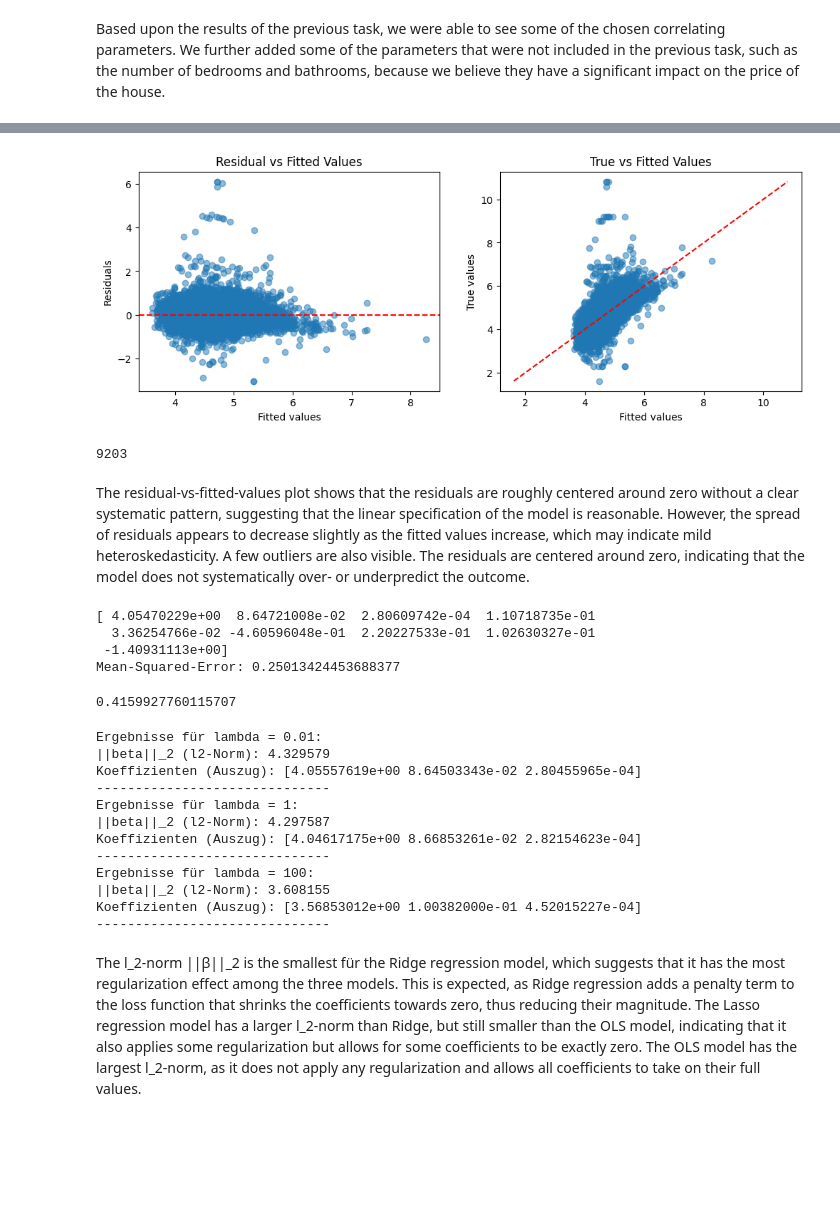
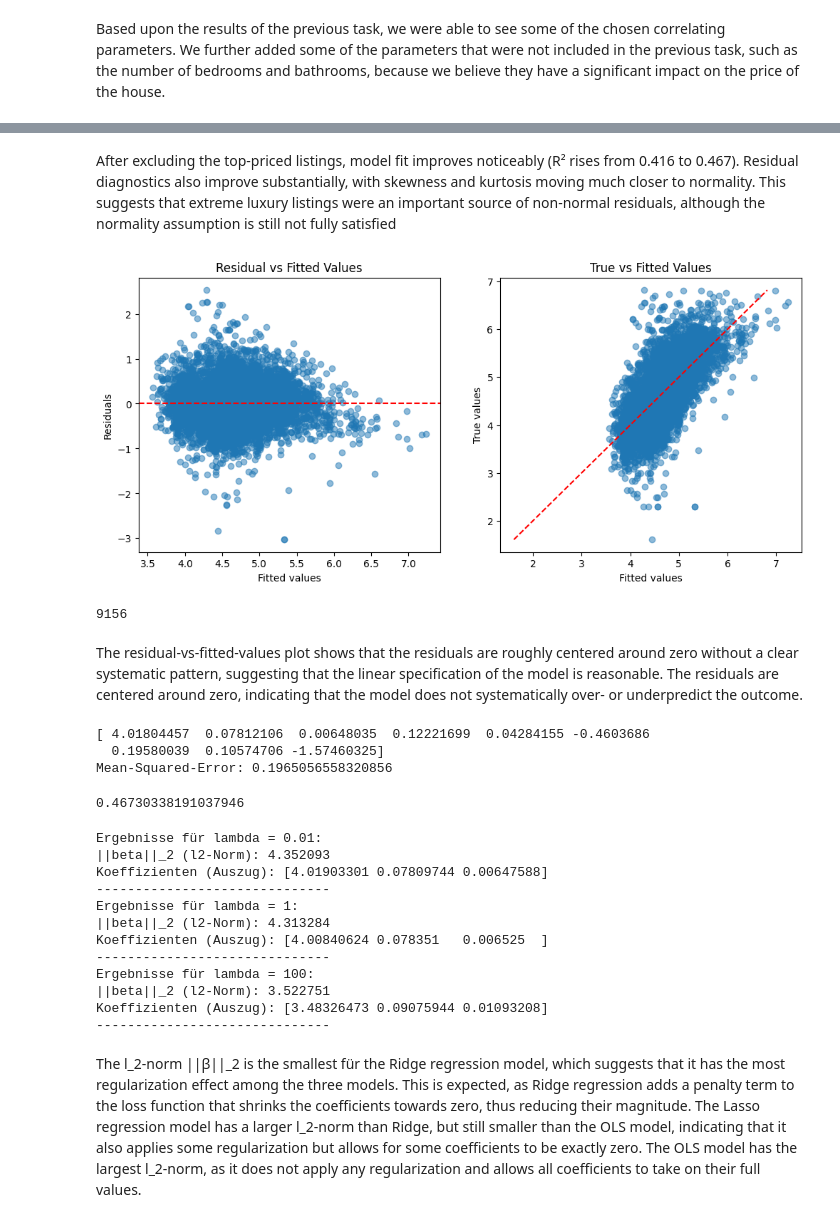
Before and after one commit to Niclas5/Examination-WS25-26, a Jupyter notebook: Aufgabe 2/Aufgabe2.ipynb, the cells around one changed output, grey strips where cells are left out. Cells and saved outputs as stored; diff of their text form; code cells hidden in the pictures; blank space fills up the shorter version.

```diff
--- a/Aufgabe 2/Aufgabe2.ipynb
+++ b/Aufgabe 2/Aufgabe2.ipynb
@@ -11,7 +11,7 @@ listings_2.dropna(subset=["price"], inplace=True)
 print(listings_2.columns)
 
 
-listings_2_1 = listings_2[["price", "accommodates","amenities_length","latitude","longitude", "bedrooms", "host_is_superhost", "Shared_bath_status", "instant_bookable", "bathrooms_number"]]
+listings_2_1 = listings_2[["price", "accommodates","latitude","longitude","amenities_count", "bedrooms", "host_is_superhost", "Shared_bath_status", "instant_bookable", "bathrooms_number"]]
 #Drops NA
 listings_2_1.dropna(inplace=True)
 listings_2_1["price"] = listings_2_1["price"].apply(np.log)
@@ -19,8 +19,8 @@ listings_2_1.rename(columns={"price":"log_price"}, inplace=True)
 #We have checked that there are no NA values.  No further cleaning is necessary.
 
 #print(len(listings_2["price"]))
-#Ziel: Price
-#Chosen Predictors: "region_median_price","latitude","longitude", "accommodates", "bedrooms", "host_is_superhost", "Shared_bath_status", instant_bookable", "bathrooms_number"
+#Ziel: Pricet
+#Chosen Predictors: "price", "accommodates","latitude","longitude", "bedrooms","amenities_count", "host_is_superhost", "Shared_bath_status", "instant_bookable", "bathrooms_number"
 #listings_2_1.head()
 #print(listings_2_1.isna().sum())
 #Here we calculated the samplesize.
@@ -95,0 +95,15 @@ strong multicollinearity or other numerical problems.
+# %%
+for p in [0.99, 0.995]:
+    cutoff = listings_2_1["log_price"].quantile(p)
+    df_trim = listings_2_1.loc[listings_2_1["log_price"] <= cutoff].copy()
+
+    outcome = df_trim["log_price"]
+    regressor = sm.add_constant(df_trim.drop(columns=["log_price"]))
+    bool_cols2 = regressor.select_dtypes("bool").columns
+    regressor[bool_cols2] = regressor[bool_cols2].astype(int)
+    olssim = sm.OLS(outcome, regressor).fit()
+
+    #print(f"\nOLS excluding top {(1-p)*100:.1f}% of prices")
+    #print(f"Cutoff (log_price): {cutoff:.4f}")
+    #print(f"Observations: {len(df_trim)}")
+olssim.summary()
@@ -96,36 +137,37 @@ strong multicollinearity or other numerical problems.
+# %% [markdown]
+After excluding the top-priced listings, model fit improves noticeably (R² rises from 0.416 to 0.467). Residual diagnostics also improve substantially, with skewness and kurtosis moving much closer to normality. This suggests that extreme luxury listings were an important source of non-normal residuals, although the normality assumption is still not fully satisfied
 # %%
 #Aufgabe_2_3
 
 import matplotlib.pyplot as plt
 
 fitted = olssim.fittedvalues
 residuals = olssim.resid
 
-fig,ax = plt.subplots(1, 2,figsize=(12, 4))
+fig,ax = plt.subplots(1, 2,figsize=(12, 5))
 
 ax[0].scatter(fitted, residuals, alpha=0.5)
 ax[0].axhline(0, color='red', linestyle='--')
 ax[0].set_xlabel("Fitted values")
 ax[0].set_ylabel("Residuals")
 ax[0].set_title("Residual vs Fitted Values")
 
 ax[1].scatter(fitted, outcome, alpha=0.5)
 ax[1].plot([outcome.min(), outcome.max()],[outcome.min(), outcome.max()], 'r--')
 ax[1].set_xlabel("Fitted values")
 ax[1].set_ylabel("True values")
 ax[1].set_title("True vs Fitted Values")
 
 plt.show()
 print(len(outcome))
 # %% [output]
-[figure, old version]
+[figure, new version]
-9203
+9156
 # %% [markdown]
-The residual-vs-fitted-values plot shows that the residuals are roughly centered around zero without a clear systematic pattern, suggesting that the linear specification of the model is reasonable. However, the spread of residuals appears to decrease slightly as the fitted values increase, which may indicate mild heteroskedasticity. A few outliers are also visible.
+The residual-vs-fitted-values plot shows that the residuals are roughly centered around zero without a clear systematic pattern, suggesting that the linear specification of the model is reasonable.
 The residuals are centered around zero, indicating that the model does not systematically over- or underpredict the outcome.
 # %%
 #Aufgabe 2_4
-from pyexpat import model
 
 import sklearn.linear_model
 # Initiate linear regression model
@@ -142,11 +184,10 @@ MSE = np.mean((outcome-Y2_est)**2)
 print("Mean-Squared-Error:",MSE)
 model_ridge.score(regressor, outcome)
 # %% [output]
-[ 4.05470229e+00  8.64721008e-02  2.80609742e-04  1.10718735e-01
-  3.36254766e-02 -4.60596048e-01  2.20227533e-01  1.02630327e-01
- -1.40931113e+00]
-Mean-Squared-Error: 0.25013424453688377
+[ 4.01804457  0.07812106  0.00648035  0.12221699  0.04284155 -0.4603686
+  0.19580039  0.10574706 -1.57460325]
+Mean-Squared-Error: 0.1965056558320856
-0.4159927760115707
+0.46730338191037946
 # %%
 # Aufgabe 2.4: Manuelle Ridge-Schätzung mit NumPy
 def ridge_estimate(X: np.ndarray, y: np.ndarray, lam: float) -> np.ndarray:
@@ -180,16 +221,16 @@ for lam in lambdas:
     print("-" * 30)
 # %% [output]
 Ergebnisse für lambda = 0.01:
-||beta||_2 (l2-Norm): 4.329579
-Koeffizienten (Auszug): [4.05557619e+00 8.64503343e-02 2.80455965e-04]
+||beta||_2 (l2-Norm): 4.352093
+Koeffizienten (Auszug): [4.01903301 0.07809744 0.00647588]
 ------------------------------
 Ergebnisse für lambda = 1:
-||beta||_2 (l2-Norm): 4.297587
-Koeffizienten (Auszug): [4.04617175e+00 8.66853261e-02 2.82154623e-04]
+||beta||_2 (l2-Norm): 4.313284
+Koeffizienten (Auszug): [4.00840624 0.078351   0.006525  ]
 ------------------------------
 Ergebnisse für lambda = 100:
-||beta||_2 (l2-Norm): 3.608155
-Koeffizienten (Auszug): [3.56853012e+00 1.00382000e-01 4.52015227e-04]
+||beta||_2 (l2-Norm): 3.522751
+Koeffizienten (Auszug): [3.48326473 0.09075944 0.01093208]
 ------------------------------
 # %% [markdown]
 The l_2-norm ||β||_2 is the smallest für the Ridge regression model, which suggests that it has the most regularization effect among the three models. This is expected, as Ridge regression adds a penalty term to the loss function that shrinks the coefficients towards zero, thus reducing their magnitude. The Lasso regression model has a larger l_2-norm than Ridge, but still smaller than the OLS model, indicating that it also applies some regularization but allows for some coefficients to be exactly zero. The OLS model has the largest l_2-norm, as it does not apply any regularization and allows all coefficients to take on their full values.
```
Also changed, not shown: parts of 6 cells of this notebook.
